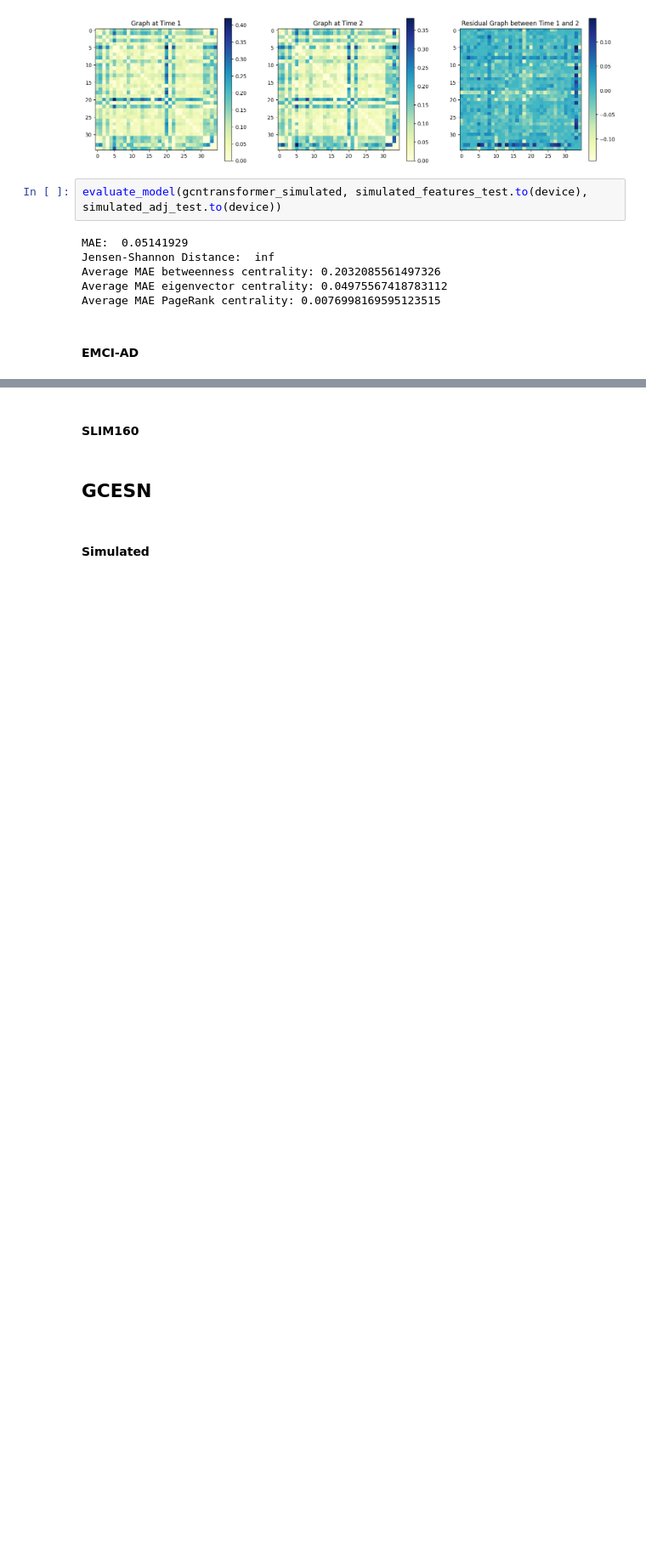
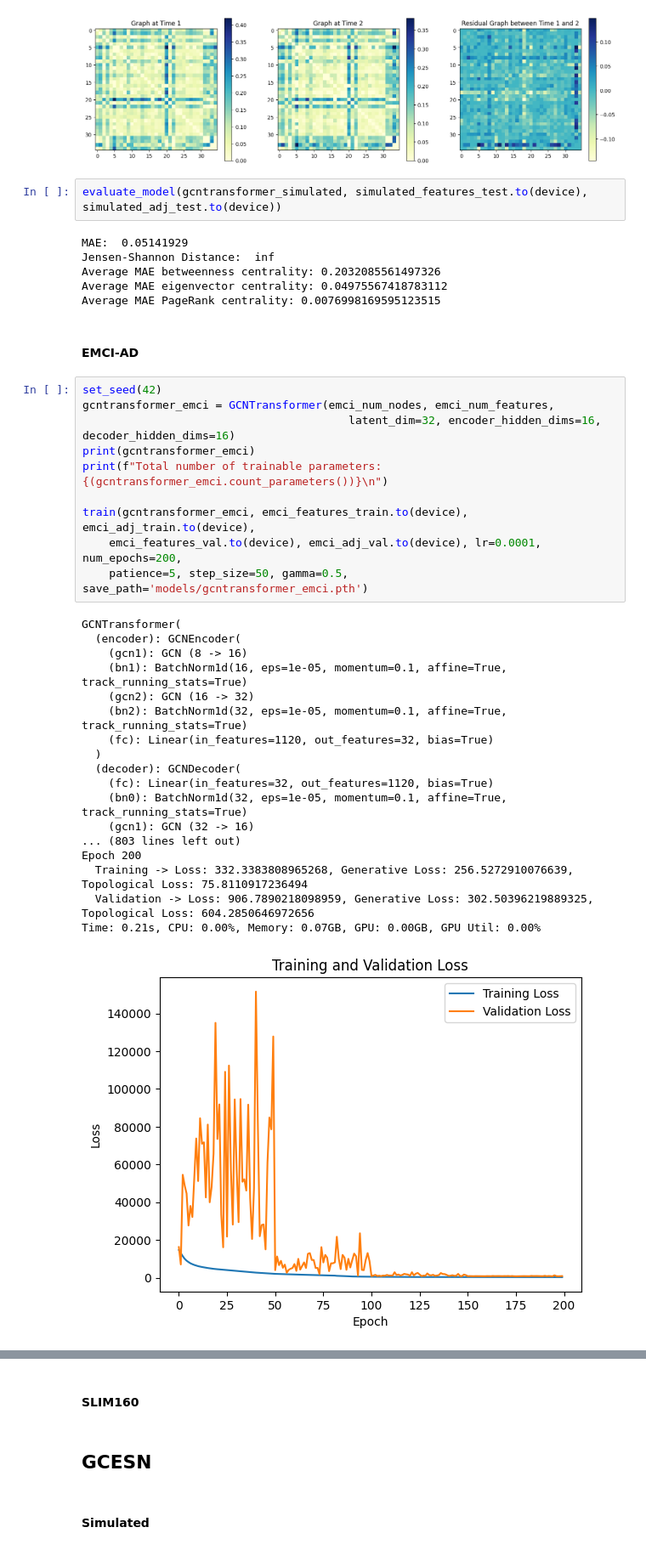
Before and after one commit to GitaAyu06/reservoir-gnn, a Jupyter notebook: reservoir-gcn_graph_generations.ipynb, the cells around one changed output, grey strips where cells are left out. Shown at 85% size. Cells and saved outputs as stored; diff of their text form; blank space fills up the shorter version.

```diff
--- a/reservoir-gcn_graph_generations.ipynb
+++ b/reservoir-gcn_graph_generations.ipynb
@@ -778,3 +778,32 @@ Average MAE eigenvector centrality: 0.04975567418783112
 Average MAE PageRank centrality: 0.0076998169595123515
 # %% [markdown]
 #### EMCI-AD
+# %%
+set_seed(42)
+gcntransformer_emci = GCNTransformer(emci_num_nodes, emci_num_features,
+                                        latent_dim=32, encoder_hidden_dims=16, decoder_hidden_dims=16)
+print(gcntransformer_emci)
+print(f"Total number of trainable parameters: {(gcntransformer_emci.count_parameters())}\n")
+
+train(gcntransformer_emci, emci_features_train.to(device), emci_adj_train.to(device),
+    emci_features_val.to(device), emci_adj_val.to(device), lr=0.0001, num_epochs=200,
+    patience=5, step_size=50, gamma=0.5, save_path='models/gcntransformer_emci.pth')
+# %% [output]
+GCNTransformer(
+  (encoder): GCNEncoder(
+    (gcn1): GCN (8 -> 16)
+    (bn1): BatchNorm1d(16, eps=1e-05, momentum=0.1, affine=True, track_running_stats=True)
+    (gcn2): GCN (16 -> 32)
+    (bn2): BatchNorm1d(32, eps=1e-05, momentum=0.1, affine=True, track_running_stats=True)
+    (fc): Linear(in_features=1120, out_features=32, bias=True)
+  )
+  (decoder): GCNDecoder(
+    (fc): Linear(in_features=32, out_features=1120, bias=True)
+    (bn0): BatchNorm1d(32, eps=1e-05, momentum=0.1, affine=True, track_running_stats=True)
+    (gcn1): GCN (32 -> 16)
+... (803 lines left out)
+Epoch 200
+  Training -> Loss: 332.3383808965268, Generative Loss: 256.5272910076639, Topological Loss: 75.8110917236494
+  Validation -> Loss: 906.7890218098959, Generative Loss: 302.50396219889325, Topological Loss: 604.2850646972656
+Time: 0.21s, CPU: 0.00%, Memory: 0.07GB, GPU: 0.00GB, GPU Util: 0.00%
+[figure, added]
```
Also changed, not shown: parts of 8 cells of this notebook, 4 other files.
